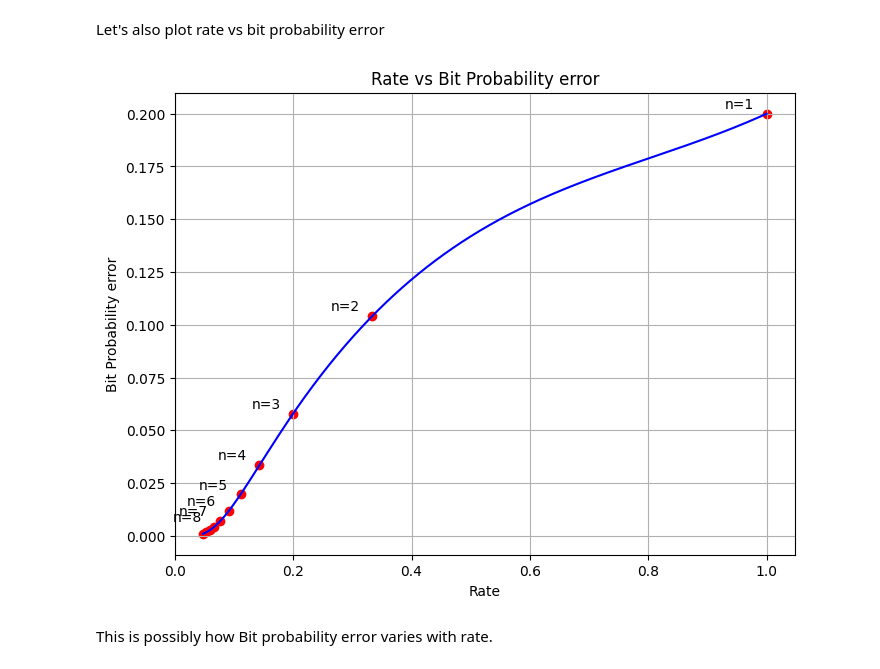
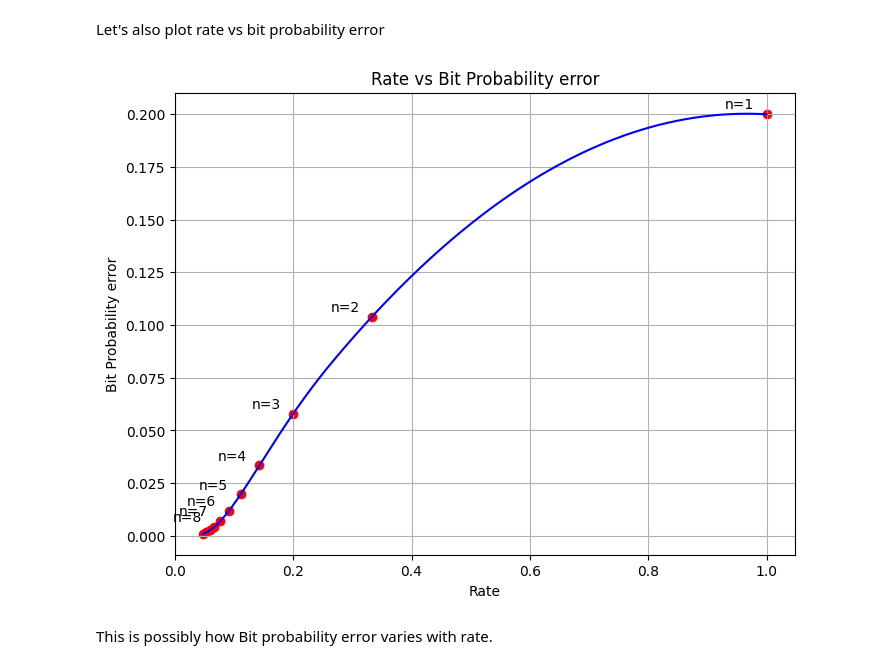
Before and after one commit to VannshJani/Blogs, a Jupyter notebook: posts/noisy.ipynb, the cells around one changed output. Saved outputs shown, nothing was run; the diff lists cells and outputs as text; code cells hidden in the pictures.

Commit message:
quadra interp

```diff
--- a/posts/noisy.ipynb
+++ b/posts/noisy.ipynb
@@ -98,21 +98,21 @@ Let's also plot rate vs bit probability error
 # %%
 from scipy.interpolate import interp1d
 
-interp = interp1d(rate, reduced_probability, kind='cubic')
+interp = interp1d(rate, reduced_probability, kind='quadratic')
 fine_rate = np.linspace(rate.min(), rate.max(), 5000)
 smooth_reduced_probability = interp(fine_rate)
 plt.figure(figsize=(8, 6))
 plt.plot(fine_rate, smooth_reduced_probability, color='b')
 plt.scatter(rate, reduced_probability, color='r',  marker='o')
 for i in range(8):
     plt.annotate(f"n={i+1}",(rate[i],reduced_probability[i]),textcoords="offset points",xytext=(-30,4),ha="left")
 plt.xlabel('Rate')
 plt.ylabel('Bit Probability error')
 plt.title('Rate vs Bit Probability error')
 plt.grid(True)
 plt.show()
 # %% [output]
-[figure, old version]
+[figure, new version]
 # %% [markdown]
 This is possibly how Bit probability error varies with rate.
 # %% [markdown]
```
Also changed, not shown: 4 other files.
